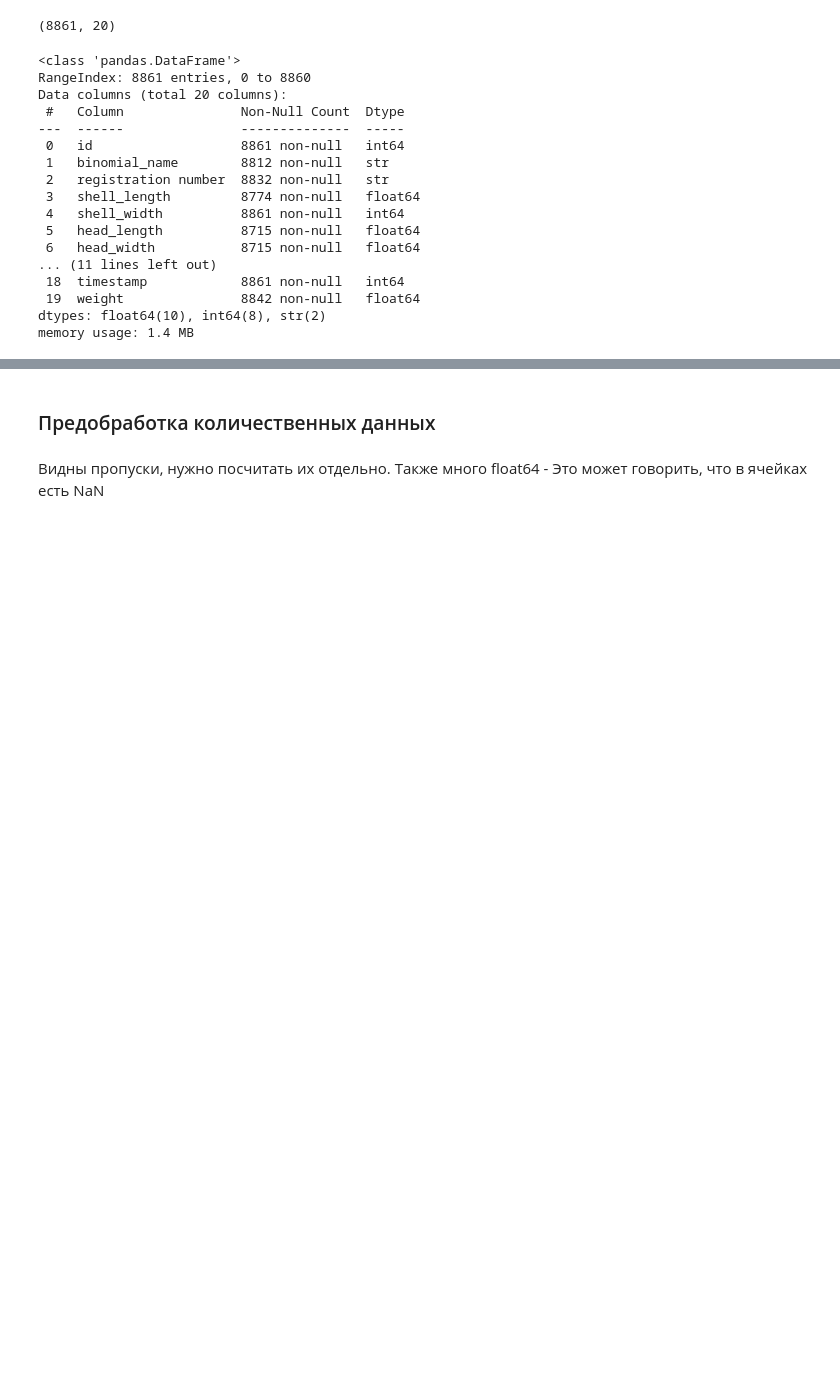
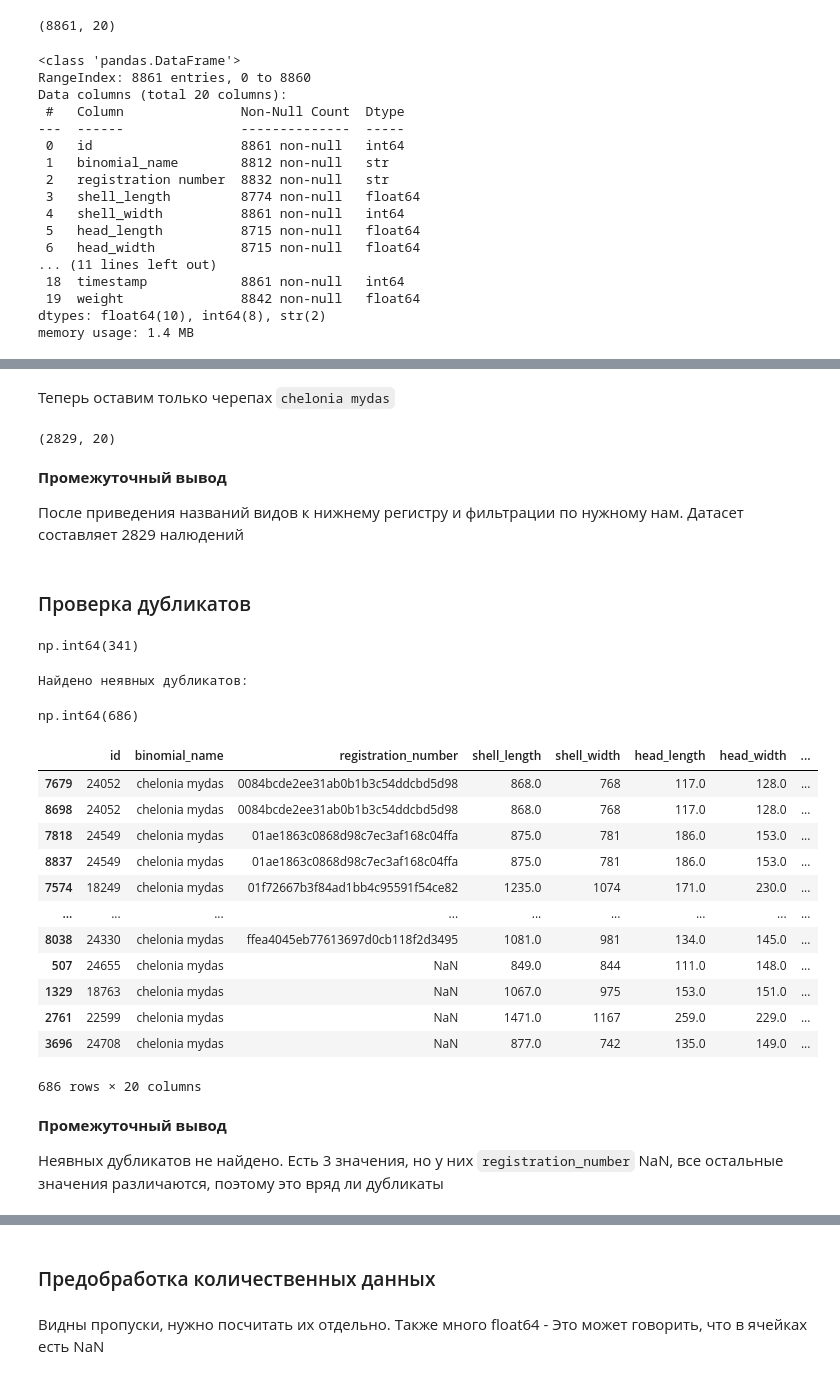
Before and after one commit to Beefeater84/yandex-practicum-data-scientist, a Jupyter notebook: sprint-13/notebooks/Final.ipynb, the cells around one changed output, grey strips where cells are left out. Cells and saved outputs as stored; diff of their text form; code cells hidden in the pictures; blank space fills up the shorter version.

```diff
--- a/sprint-13/notebooks/Final.ipynb
+++ b/sprint-13/notebooks/Final.ipynb
@@ -106,0 +109,3 @@ memory usage: 1.4 MB
+# %%
+# Переименование через словарь
+df = df.rename(columns={'registration number': 'registration_number'})
@@ -106,0 +138,11 @@ memory usage: 1.4 MB
+# %%
+def lowercase_categories(df, columns):
+    for col in columns:
+        # Проверяем, является ли колонка строковой (object или string)
+        if pd.api.types.is_string_dtype(df[col]):
+            df[col] = df[col].str.lower()
+    return df
+
+# Применение:
+df = lowercase_categories(df, ['binomial_name'])
+df.head()
@@ -106,0 +156,50 @@ memory usage: 1.4 MB
+# %% [markdown]
+Теперь оставим только черепах `сhelonia mydas`
+# %%
+df = df.loc[df['binomial_name'] == 'chelonia mydas']
+df.shape
+# %% [output]
+(2829, 20)
+# %% [markdown]
+**Промежуточный вывод**
+
+После приведения названий видов к нижнему регистру и фильтрации по нужному нам.
+Датасет составляет 2829 налюдений
+# %% [markdown]
+### Проверка дубликатов
+# %%
+# Проверка явных дубликатов
+df.duplicated().sum()
+# %% [output]
+np.int64(341)
+# %%
+# колонки, которые могут быть дубликатами
+dublicate_cols = ['binomial_name', 'registration_number']
+# keep=False — помечает ВСЕ строки (и оригинал и дубликат)
+print("Найдено неявных дубликатов:")
+df.duplicated(subset=dublicate_cols, keep=False).sum()
+# %% [output]
+Найдено неявных дубликатов:
+np.int64(686)
+# %%
+# keep=False — помечает ВСЕ строки (и оригинал и дубликат)
+all_dups = df[df.duplicated(subset=dublicate_cols, keep=False)]
+all_dups.sort_values(by=dublicate_cols)
+# %% [output]
+|  | id | binomial_name | registration_number | shell_length | shell_width | head_length | head_width | ... |
+| 7679 | 24052 | chelonia mydas | 0084bcde2ee31ab0b1b3c54ddcbd5d98 | 868.0 | 768 | 117.0 | 128.0 | ... |
+| 8698 | 24052 | chelonia mydas | 0084bcde2ee31ab0b1b3c54ddcbd5d98 | 868.0 | 768 | 117.0 | 128.0 | ... |
+| 7818 | 24549 | chelonia mydas | 01ae1863c0868d98c7ec3af168c04ffa | 875.0 | 781 | 186.0 | 153.0 | ... |
+| 8837 | 24549 | chelonia mydas | 01ae1863c0868d98c7ec3af168c04ffa | 875.0 | 781 | 186.0 | 153.0 | ... |
+| 7574 | 18249 | chelonia mydas | 01f72667b3f84ad1bb4c95591f54ce82 | 1235.0 | 1074 | 171.0 | 230.0 | ... |
+| ... | ... | ... | ... | ... | ... | ... | ... | ... |
+| 8038 | 24330 | chelonia mydas | ffea4045eb77613697d0cb118f2d3495 | 1081.0 | 981 | 134.0 | 145.0 | ... |
+| 507 | 24655 | chelonia mydas | NaN | 849.0 | 844 | 111.0 | 148.0 | ... |
+| 1329 | 18763 | chelonia mydas | NaN | 1067.0 | 975 | 153.0 | 151.0 | ... |
+| 2761 | 22599 | chelonia mydas | NaN | 1471.0 | 1167 | 259.0 | 229.0 | ... |
+| 3696 | 24708 | chelonia mydas | NaN | 877.0 | 742 | 135.0 | 149.0 | ... |
+686 rows × 20 columns
+# %% [markdown]
+**Промежуточный вывод**
+
+Неявных дубликатов не найдено. Есть 3 значения, но у них `registration_number` NaN, все остальные значения различаются, поэтому это вряд ли дубликаты
```
Also changed, not shown: parts of 29 cells of this notebook, 1 other file.
